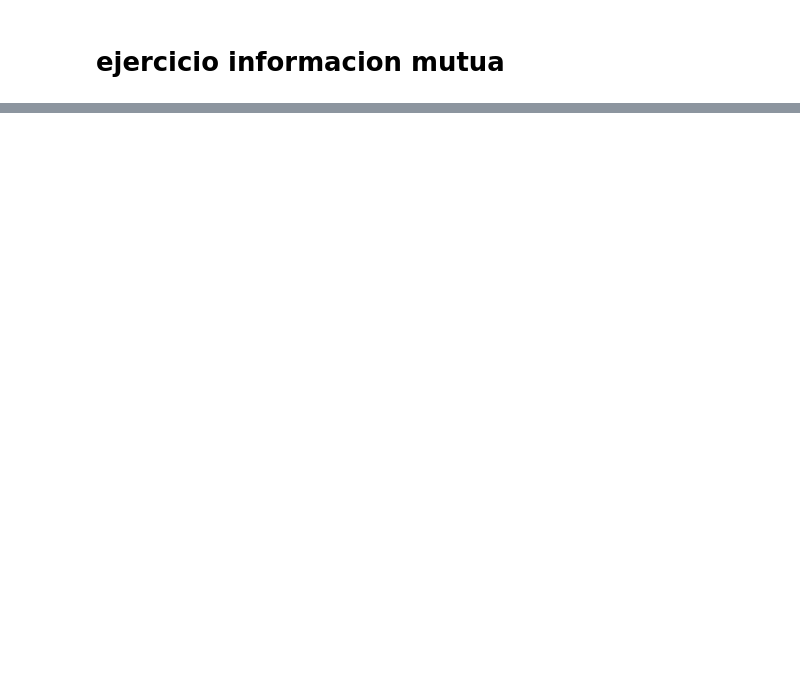
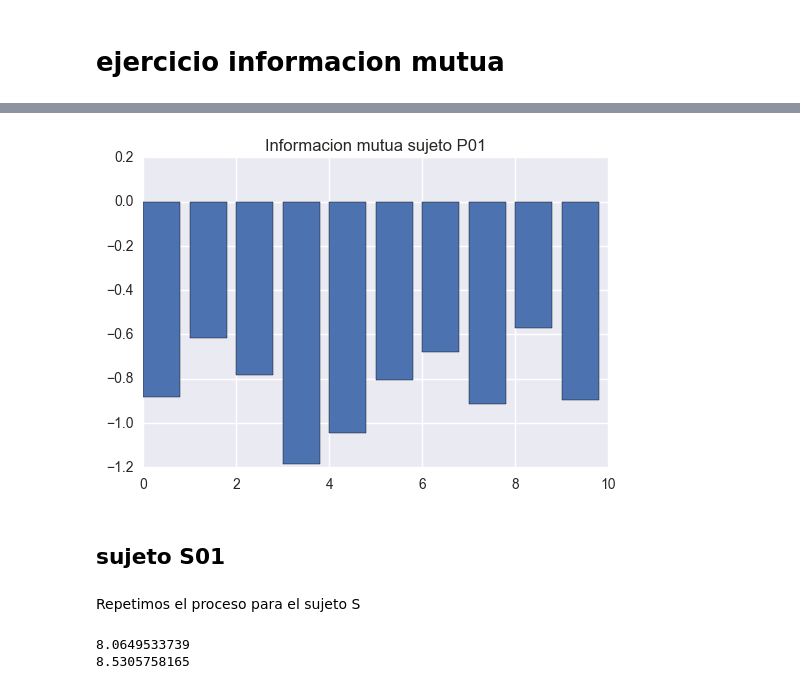
Before and after one commit to turtle-lea/ciencia-de-datos, a Jupyter notebook: tp-2/tp2-version-final.ipynb, the cells around one changed output, grey strips where cells are left out. Cells and saved outputs as stored; diff of their text form; code cells hidden in the pictures; blank space fills up the shorter version.

```diff
--- a/tp-2/tp2-version-final.ipynb
+++ b/tp-2/tp2-version-final.ipynb
@@ -846,0 +859,12 @@ KeyboardInterrupt:
+# %%
+array_info_mutua_P = np.copy(array_info_mutua)
+# %%
+plt.bar(range(len(array_info_mutua_P)), array_info_mutua_P)
+plt.title("Informacion mutua sujeto P01")
+plt.show()
+# %% [output]
+[figure, added]
+# %% [markdown]
+## sujeto S01
+# %% [markdown]
+Repetimos el proceso para el sujeto S
@@ -846,0 +908,6 @@ KeyboardInterrupt:
+# %%
+print np.mean(array_entropia_conjunta_P)
+print np.mean(array_entropia_conjunta_S)
+# %% [output]
+8.0649533739
+8.5305758165
```
Also changed, not shown: parts of 26 cells of this notebook.
